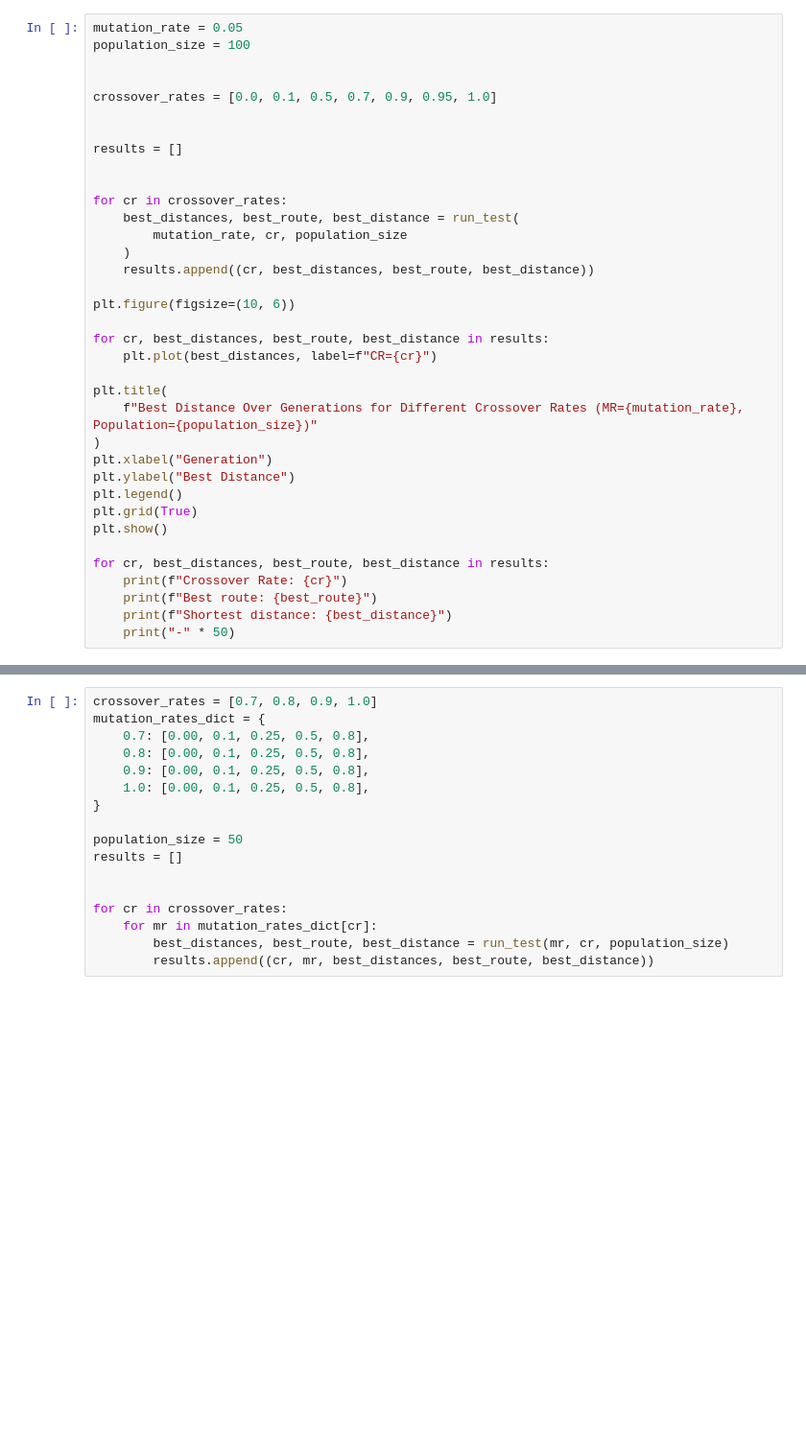
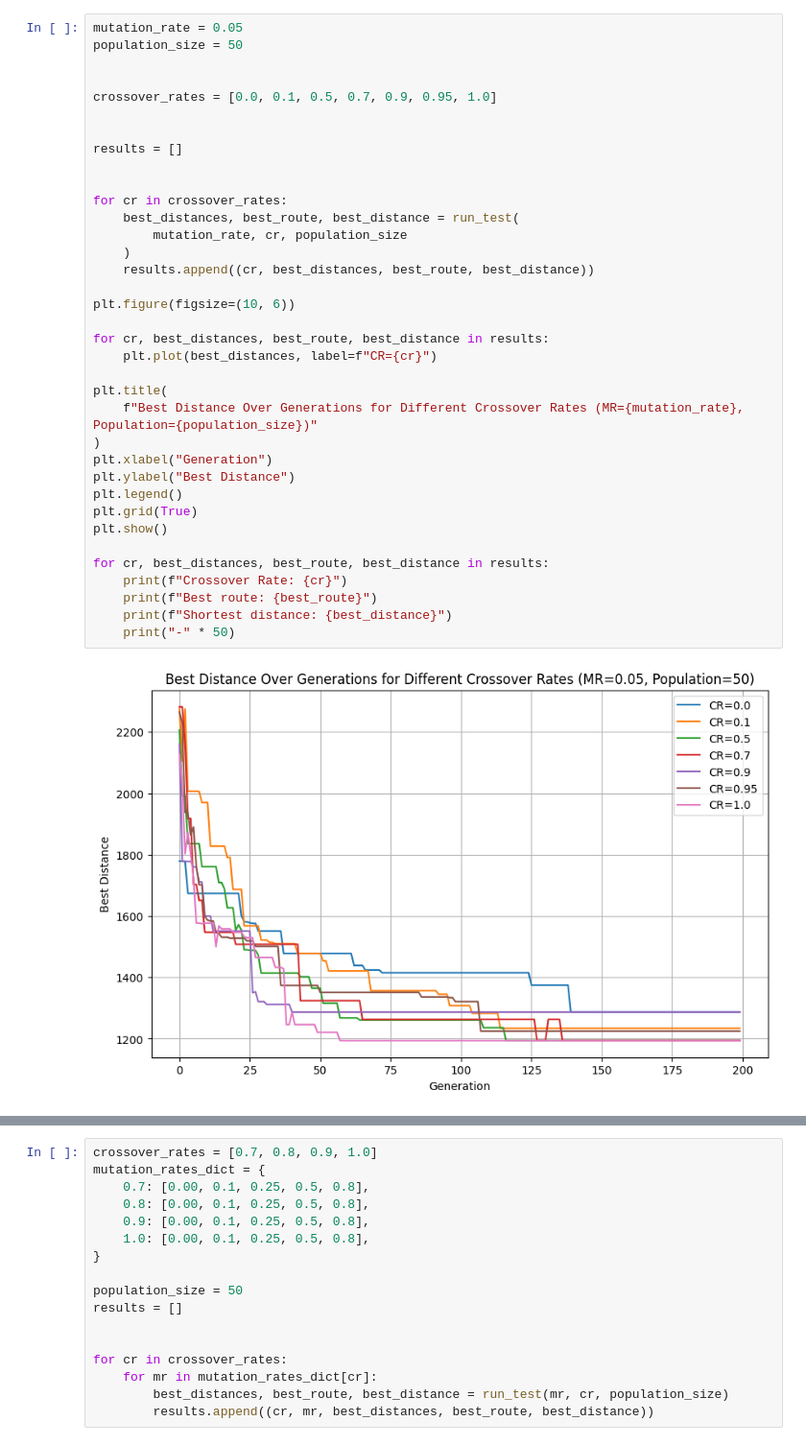
Before and after one commit to mpszkudlarek/traveling-salesman-problem, a Jupyter notebook: plotting/plot_charts.ipynb, the cells around one changed output, grey strips where cells are left out. Shown at 96% size. Drawn from its saved outputs; the diff is of its cells as text; blank space fills up the shorter version.

```diff
--- a/plotting/plot_charts.ipynb
+++ b/plotting/plot_charts.ipynb
@@ -105,37 +105,39 @@ Shortest distance: 1529.0
 --------------------------------------------------
 # %%
 mutation_rate = 0.05
-population_size = 100
+population_size = 50
 
 
 crossover_rates = [0.0, 0.1, 0.5, 0.7, 0.9, 0.95, 1.0]
 
 
 results = []
 
 
 for cr in crossover_rates:
     best_distances, best_route, best_distance = run_test(
         mutation_rate, cr, population_size
     )
     results.append((cr, best_distances, best_route, best_distance))
 
 plt.figure(figsize=(10, 6))
 
 for cr, best_distances, best_route, best_distance in results:
     plt.plot(best_distances, label=f"CR={cr}")
 
 plt.title(
     f"Best Distance Over Generations for Different Crossover Rates (MR={mutation_rate}, Population={population_size})"
 )
 plt.xlabel("Generation")
 plt.ylabel("Best Distance")
 plt.legend()
 plt.grid(True)
 plt.show()
 
 for cr, best_distances, best_route, best_distance in results:
     print(f"Crossover Rate: {cr}")
     print(f"Best route: {best_route}")
     print(f"Shortest distance: {best_distance}")
     print("-" * 50)
+# %% [output]
+[figure, added]
```
Also changed, not shown: parts of 5 cells of this notebook, 10 other files.
